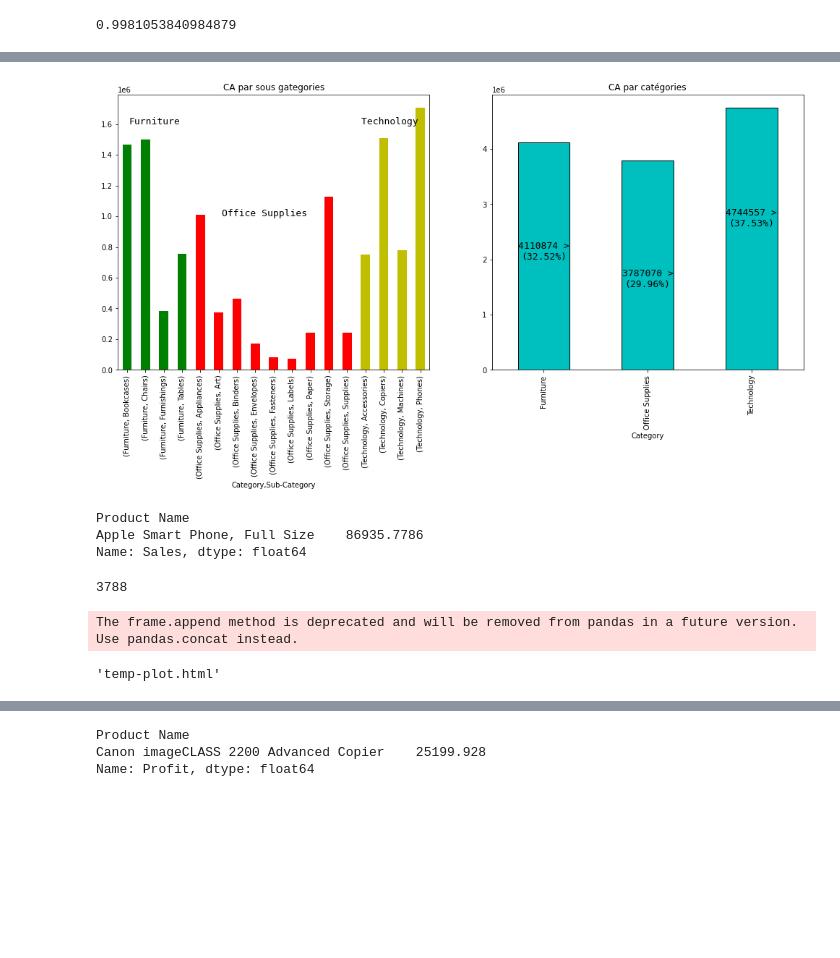
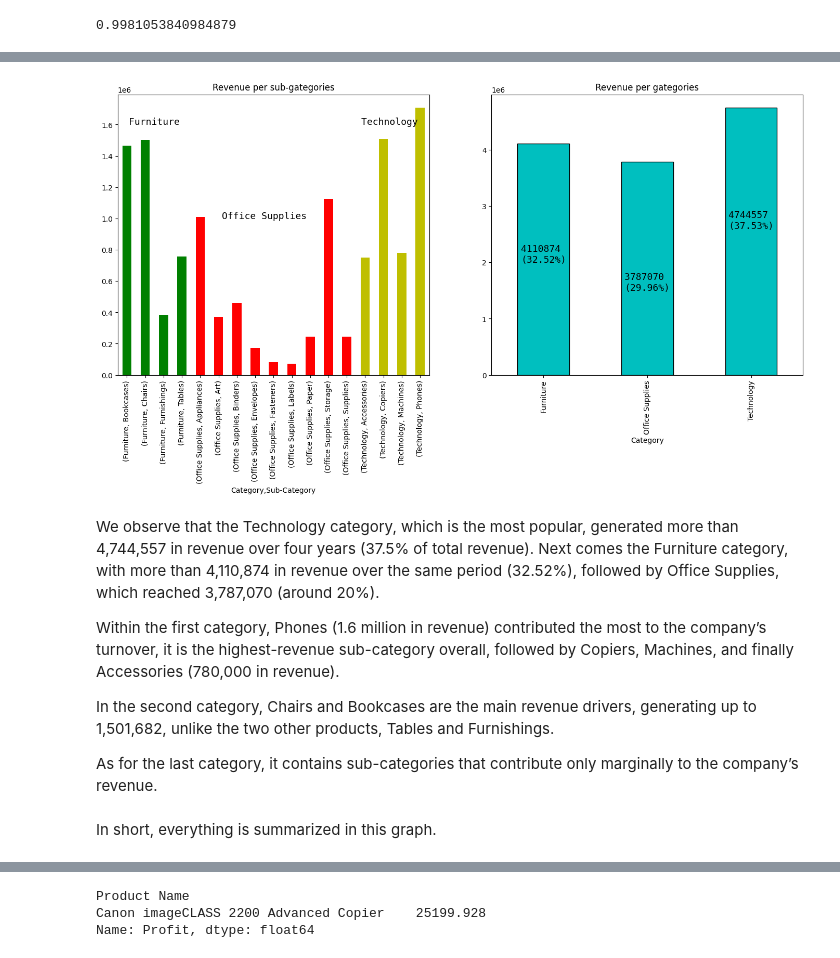
Before and after one commit to anasselbasra/my-first-project-data-analysis-global-superstore, a Jupyter notebook: El Basraoui_Anass.ipynb, the cells around one changed output, grey strips where cells are left out. Cells and saved outputs as stored; diff of their text form; code cells hidden in the pictures; blank space fills up the shorter version.

Commit message:
Products

```diff
--- a/El Basraoui_Anass.ipynb
+++ b/El Basraoui_Anass.ipynb
@@ -589,41 +632,37 @@ In the same way, even if the correlation between individual variables (orders, i
 # %%
-a=df.groupby(["Category","Sub-Category"]).sum()["Sales"]
-b=df.groupby(["Category"]).sum()["Sales"]
+a=df.groupby(["Category","Sub-Category"]).agg({'Sales':'sum'})['Sales']
+b=df.groupby(["Category"]).agg({'Sales':'sum'})["Sales"]
 d=df["Sales"].sum()
 # %%
 plt.figure(figsize=(17,7))
 plt.subplot(1,2,1)
 a.plot.bar(color=["g"]*4+["r"]*9+["y"]*4)
-plt.title("CA par sous gategories")
+plt.title("Revenue per sub-gategories")
 plt.text(1.5,1600000,"Furniture",fontfamily='monospace',fontsize=13,horizontalalignment='center')
 plt.text(7.5,1000000,"Office Supplies",fontfamily='monospace',fontsize=13,horizontalalignment='center')
 plt.text(14.5,1600000,"Technology ",fontfamily='monospace',fontsize=13,horizontalalignment='center')
 
 
 plt.subplot(1,2,2)
 
 b.plot.bar(color="c",edgecolor="black")
-plt.text(0,2000000,f"4110874 >\n({round(4110874/d*100,2)}%)",fontfamily='monospace',fontsize=13,horizontalalignment='center')
-plt.text(1,1500000,f"3787070 >\n({round(3787070/d*100,2)}%)",fontfamily='monospace',fontsize=13,horizontalalignment='center')
-plt.text(2,2600000,f"4744557 >\n({round(4744557/d*100,2)}%)",fontfamily='monospace',fontsize=13,horizontalalignment='center')
-plt.title("CA par catégories")
+plt.text(0,2000000,f"4110874 \n({round(4110874/d*100,2)}%)",fontfamily='monospace',fontsize=13,horizontalalignment='center')
+plt.text(1,1500000,f"3787070 \n({round(3787070/d*100,2)}%)",fontfamily='monospace',fontsize=13,horizontalalignment='center')
+plt.text(2,2600000,f"4744557 \n({round(4744557/d*100,2)}%)",fontfamily='monospace',fontsize=13,horizontalalignment='center')
+plt.title("Revenue per gategories")
 plt.show()
 # %% [output]
-[figure, old version]
+[figure, new version]
-# %%
-a=df.groupby(["Product Name"]).sum()["Sales"]
-a[a==a.max()]
-# %% [output]
-Product Name
-Apple Smart Phone, Full Size    86935.7786
-Name: Sales, dtype: float64
-# %%
-len(df["Product Name"].unique())
-# %% [output]
-3788
+# %% [markdown]
+We observe that the Technology category, which is the most popular, generated more than 4,744,557 in revenue over four years (37.5% of total revenue). Next comes the Furniture category, with more than 4,110,874 in revenue over the same period (32.52%), followed by Office Supplies, which reached 3,787,070 (around 20%).
+
+Within the first category, Phones (1.6 million in revenue) contributed the most to the company’s turnover, it is the highest-revenue sub-category overall, followed by Copiers, Machines, and finally Accessories (780,000 in revenue).
+
+In the second category, Chairs and Bookcases are the main revenue drivers, generating up to 1,501,682, unlike the two other products, Tables and Furnishings.
+
+As for the last category, it contains sub-categories that contribute only marginally to the company’s revenue.
+# %% [markdown]
+In short, everything is summarized in this graph.
 # %%
 fig=px.treemap(df,path=["Sub-Category"],values='Sales')
-plot(fig)
+fig
-# %% [output]
-The frame.append method is deprecated and will be removed from pandas in a future version. Use pandas.concat instead.
-'temp-plot.html'
```
Also changed, not shown: parts of 18 cells of this notebook.
